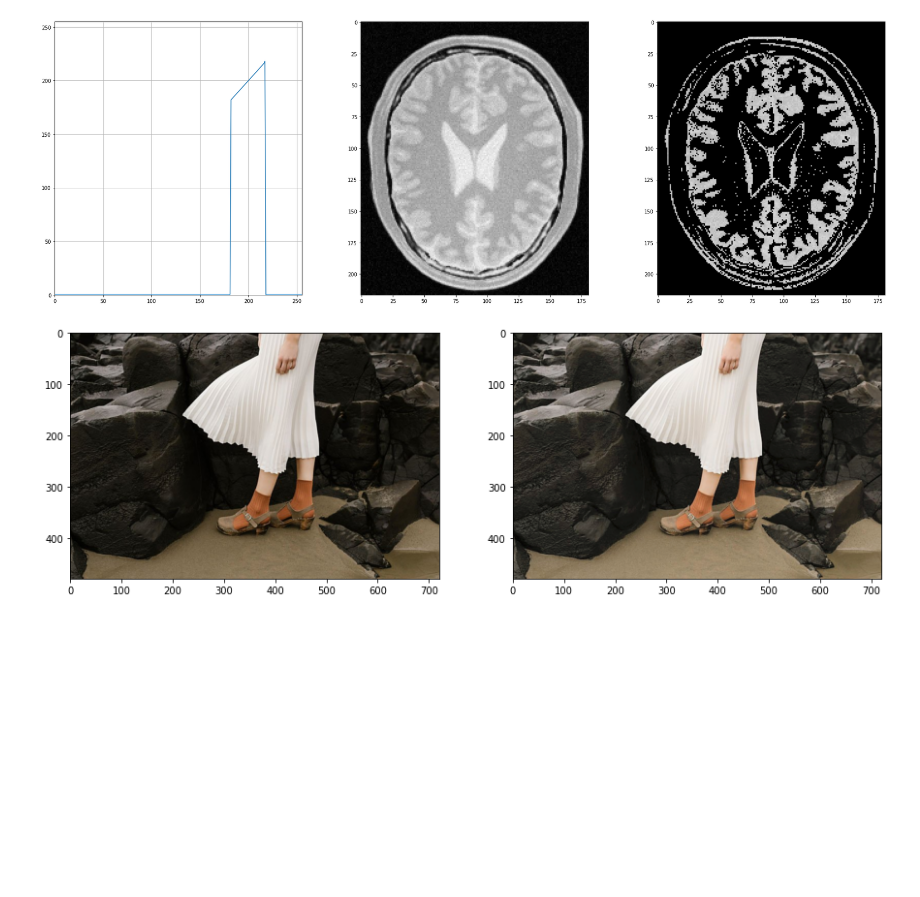
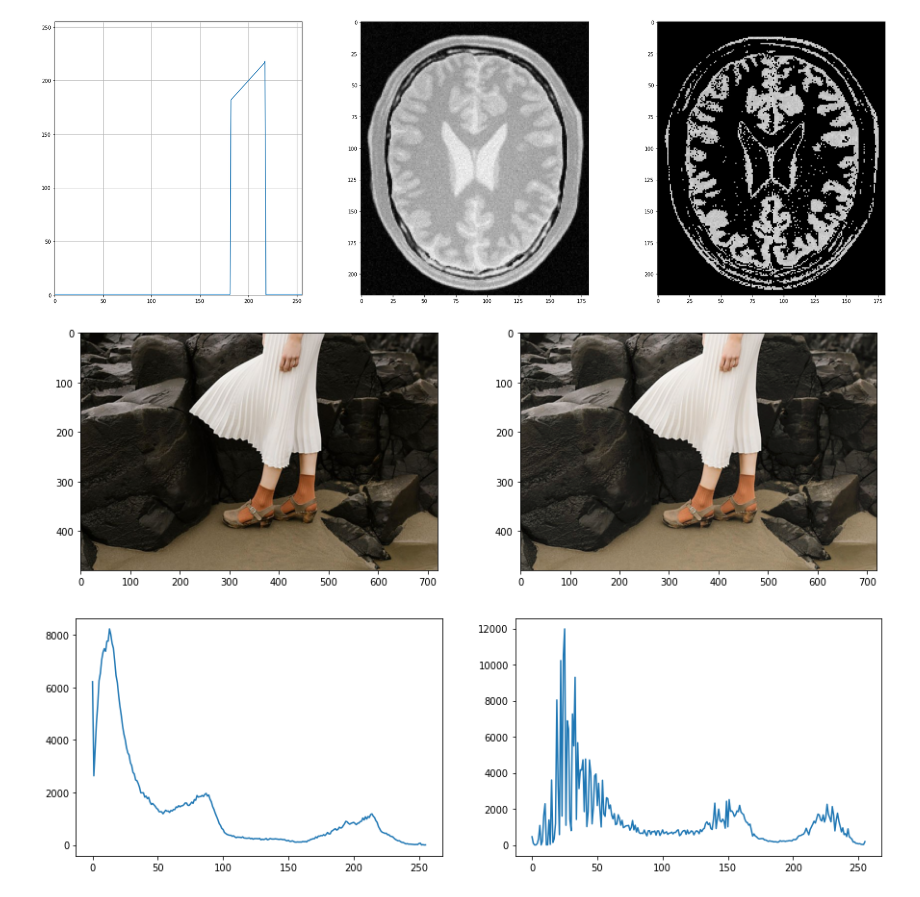
Before and after one commit to ashend99/Image-Processing, a Jupyter notebook: Assignments/Assignment 1/190021A_assignment_01.ipynb, the cells around one changed output. Cells and saved outputs as stored; diff of their text form; code cells hidden in the pictures; blank space fills up the shorter version.

```diff
--- a/Assignments/Assignment 1/190021A_assignment_01.ipynb
+++ b/Assignments/Assignment 1/190021A_assignment_01.ipynb
@@ -73,24 +73,28 @@ plt.show()
 # %%
 # Question 03
 import cv2 as cv
 import numpy as np
 import matplotlib.pyplot as plt
 
 image = cv.imread('highlights_and_shadows.jpg')
 assert image is not None
 Lab_image = cv.cvtColor(image, cv.COLOR_BGR2Lab)
 img = np.array(Lab_image)
+hist_img = cv.calcHist([image], [0], None, [256], [0, 256])
 L,a,b = cv.split(img)
 ga = 0.75
 t = np.array([(p/255)**ga*255 for p in range(0, 256)]).astype(np.uint8)
 L = cv.LUT(L, t)
 modified_image = cv.merge([L, a, b])
 new_image = cv.cvtColor(modified_image, cv.COLOR_Lab2RGB)
+hist_new_image = cv.calcHist([new_image], [0], None, [256], [0, 256])
 image = cv.cvtColor(image,cv.COLOR_BGR2RGB)
 
-fig, ax = plt.subplots(1, 2, figsize = (15, 10))
-ax[0].imshow(image)
-ax[1].imshow(new_image)
+fig, ax = plt.subplots(2, 2, figsize = (15, 10))
+ax[0][0].imshow(image)
+ax[0][1].imshow(new_image)
+ax[1][0].plot(hist_img)
+ax[1][1].plot(hist_new_image)
 plt.show()
 # %% [output]
-[figure, old version]
+[figure, new version]
```
Also changed, not shown: parts of 1 cell of this notebook.
